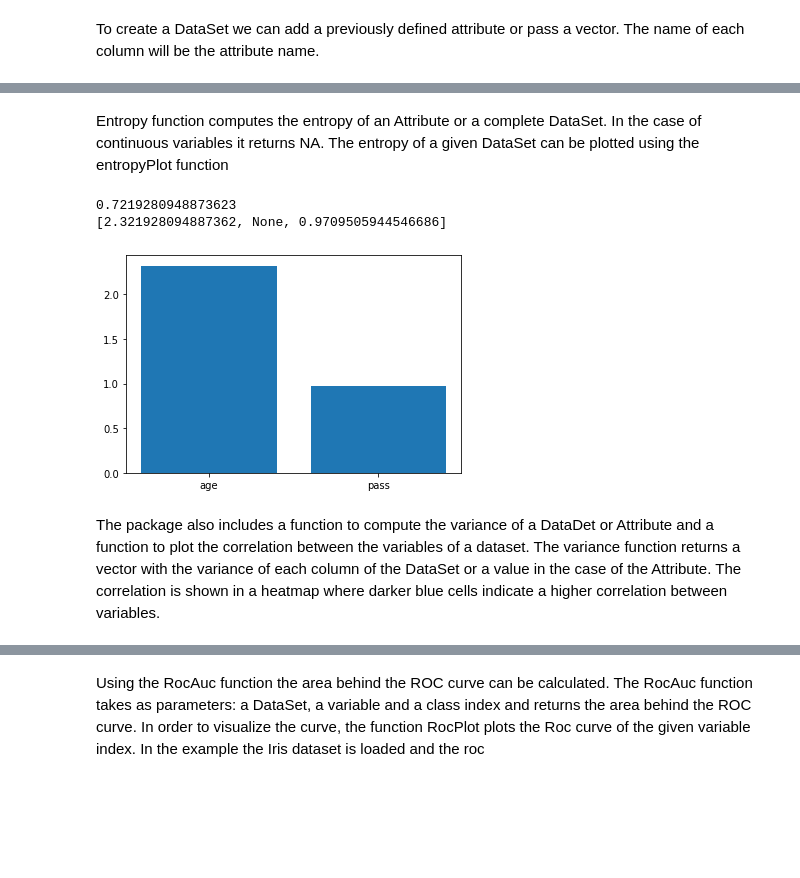
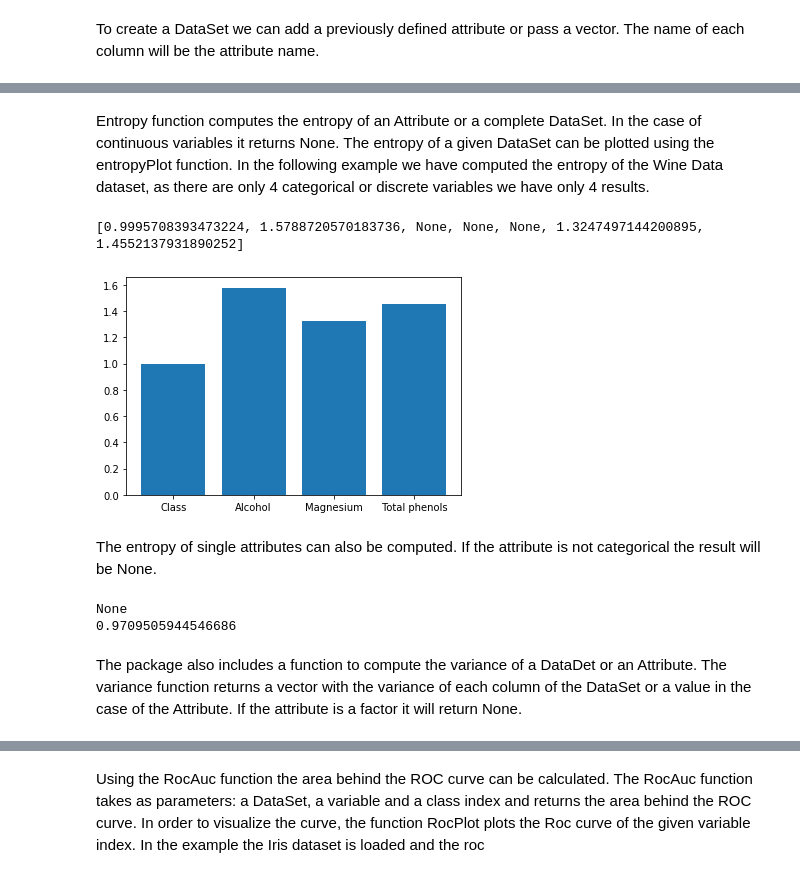
Before and after one commit to nuriale207/preprocesspack, a Jupyter notebook: Tutorial.ipynb, the cells around one changed output, grey strips where cells are left out. Cells and saved outputs as stored; diff of their text form; code cells hidden in the pictures; blank space fills up the shorter version.

```diff
--- a/Tutorial.ipynb
+++ b/Tutorial.ipynb
@@ -36,4 +38,4 @@ The DataSet object can also be loaded from a csv file. The function loadDataSet
 # %%
-loadedDs=DataSet.loadDataSet("preprocesspack/datos.csv")
-loadedDs.printDataSet()
+wineData=DataSet.loadDataSet("wine_data_reduced.csv")
+wineData.printDataSet()
 # %% [output]
@@ -47,0 +61,5 @@ loadedDs.printDataSet()
+# %%
+
+wineData=wineData.discretize(3,"EW",[1,5])
+wineData=wineData.discretize(5,"EF",[6])
+wineData.printDataSet()
@@ -114,14 +231,19 @@ age
+# %% [markdown]
+Entropy function computes the entropy of an Attribute or a complete DataSet. In the case of continuous variables it returns None. The entropy of a given DataSet can be plotted using the entropyPlot function. In the following example we have computed the entropy of the Wine Data dataset, as there are only 4 categorical or discrete variables we have only 4 results.
+# %%
+print(str(wineData.entropy()))
+graphics.entropyPlot(wineData)
+# %% [output]
+[0.9995708393473224, 1.5788720570183736, None, None, None, 1.3247497144200895, 1.4552137931890252]
+[figure, added]
 # %% [markdown]
-Entropy function computes the entropy of an Attribute or a complete DataSet. In the case of continuous variables it returns NA. The entropy of a given DataSet can be plotted using the entropyPlot function
+The entropy of single attributes can also be computed. If the attribute is not categorical the result will be None.
 # %%
-print(attrCatEF.entropy())
-print (ds.entropy())
-
-graphics.entropyPlot(ds)
+print(attrContinuous.entropy())
+print (age_category.entropy())
 # %% [output]
-0.7219280948873623
-[2.321928094887362, None, 0.9709505944546686]
+None
+0.9709505944546686
-[figure, removed]
 # %% [markdown]
-The package also includes a function to compute the variance of a DataDet or Attribute and a function to plot the correlation between the variables of a dataset. The variance function returns a vector with the variance of each column of the DataSet or a value in the case of the Attribute. The correlation is shown in a heatmap where darker blue cells indicate a higher correlation between variables.
+The package also includes a function to compute the variance of a DataDet or an Attribute. The variance function returns a vector with the variance of each column of the DataSet or a value in the case of the Attribute. If the attribute is a factor it will return None.
 # %%
```
Also changed, not shown: parts of 34 cells of this notebook, 7 other files.
